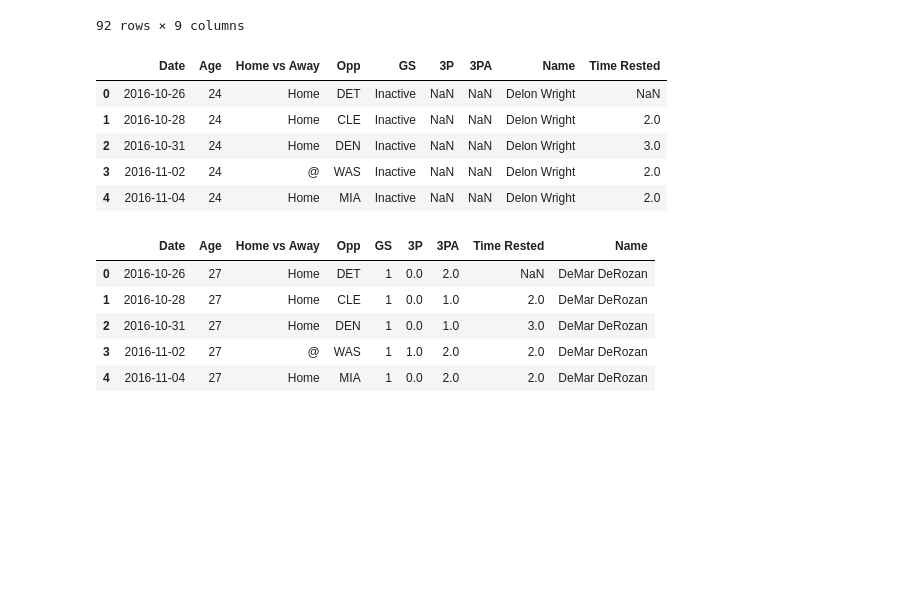
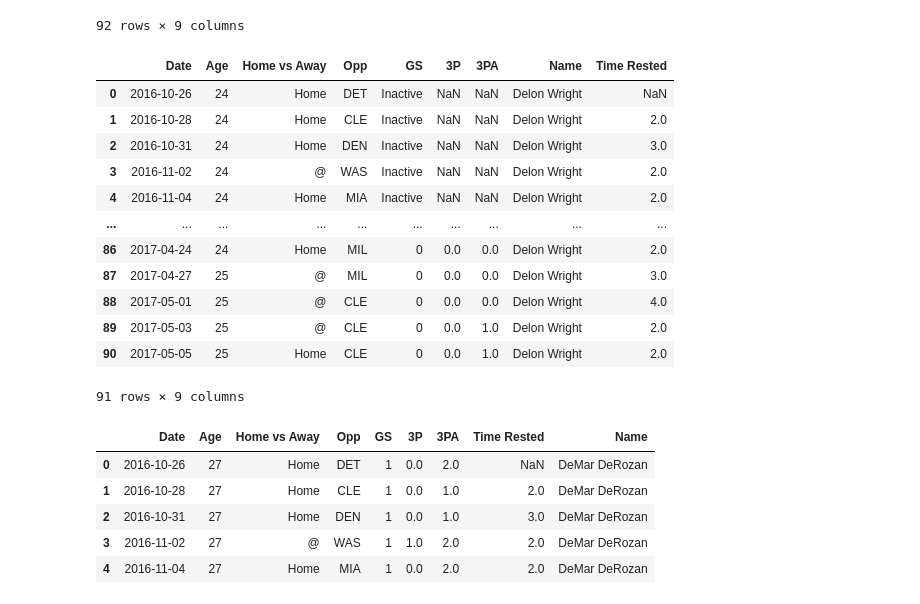
Before and after one commit to jferna73/project-one-, a Jupyter notebook: Dataframe 2016-2017.ipynb, the cells around one changed output. Cells and saved outputs as stored; diff of their text form; code cells hidden in the pictures; blank space fills up the shorter version.

```diff
--- a/Dataframe 2016-2017.ipynb
+++ b/Dataframe 2016-2017.ipynb
@@ -103,34 +95,41 @@ wright_df = pd.read_csv("Reg_Delon_Wright_2016-2017.csv")
 # STEP 2 - Delete unwanted columns
 wright_df = wright_df.drop(columns= ['3P%','FT', 'FTA', 'FT%', 'ORB','DRB', 'TRB', 'AST', 'STL', 'BLK', 'TOV', 'PF', 'PTS', 'GmSc', '+/-','MP', 'FG','FGA','FG%', 'Tm'])
 
 # Edit the headings
 wright_df = wright_df.rename(columns={" ":"Home vs Away"," .1":"Win/Loss by:"})
 wright_df["Home vs Away"].fillna("Home", inplace = True)
 wright_df = wright_df.drop(columns=['Win/Loss by:'])
 
 #Drop null data
 wright_df["Home vs Away"].fillna("Home", inplace = True)
 #wright_df["3P%"].fillna("0",inplace = True)
 
 # STEP 3 - Convert Date to pandas Datetime format
 wright_df["Date"] = pd.to_datetime(wright_df["Date"], format="%Y-%m-%d")
 
 # STEP 4 - Add Player
 wright_df['Name'] = "Delon Wright"
 
 # STEP - 5 Calculating the days rested...
 wright_df['Date2'] = wright_df['Date'].shift(+1)
 wright_df['Time Rested'] = (wright_df['Date'] - wright_df['Date2']).dt.days
 wright_df = wright_df.drop(columns=['Date2'])
 
-wright_df.head()
+wright_df
 # %% [output]
 |  | Date | Age | Home vs Away | Opp | GS | 3P | 3PA | Name | Time Rested |
 | 0 | 2016-10-26 | 24 | Home | DET | Inactive | NaN | NaN | Delon Wright | NaN |
 | 1 | 2016-10-28 | 24 | Home | CLE | Inactive | NaN | NaN | Delon Wright | 2.0 |
 | 2 | 2016-10-31 | 24 | Home | DEN | Inactive | NaN | NaN | Delon Wright | 3.0 |
 | 3 | 2016-11-02 | 24 | @ | WAS | Inactive | NaN | NaN | Delon Wright | 2.0 |
 | 4 | 2016-11-04 | 24 | Home | MIA | Inactive | NaN | NaN | Delon Wright | 2.0 |
+| ... | ... | ... | ... | ... | ... | ... | ... | ... | ... |
+| 86 | 2017-04-24 | 24 | Home | MIL | 0 | 0.0 | 0.0 | Delon Wright | 2.0 |
+| 87 | 2017-04-27 | 25 | @ | MIL | 0 | 0.0 | 0.0 | Delon Wright | 3.0 |
+| 88 | 2017-05-01 | 25 | @ | CLE | 0 | 0.0 | 0.0 | Delon Wright | 4.0 |
+| 89 | 2017-05-03 | 25 | @ | CLE | 0 | 0.0 | 1.0 | Delon Wright | 2.0 |
+| 90 | 2017-05-05 | 25 | Home | CLE | 0 | 0.0 | 1.0 | Delon Wright | 2.0 |
+91 rows × 9 columns
 # %%
 #STEP 1 Read in CSV - DeMar DeRozan
 derozan_df = pd.read_csv("Reg_DeMar_DeRozan_2016-2017.csv")
```
Also changed, not shown: parts of 30 cells of this notebook.
